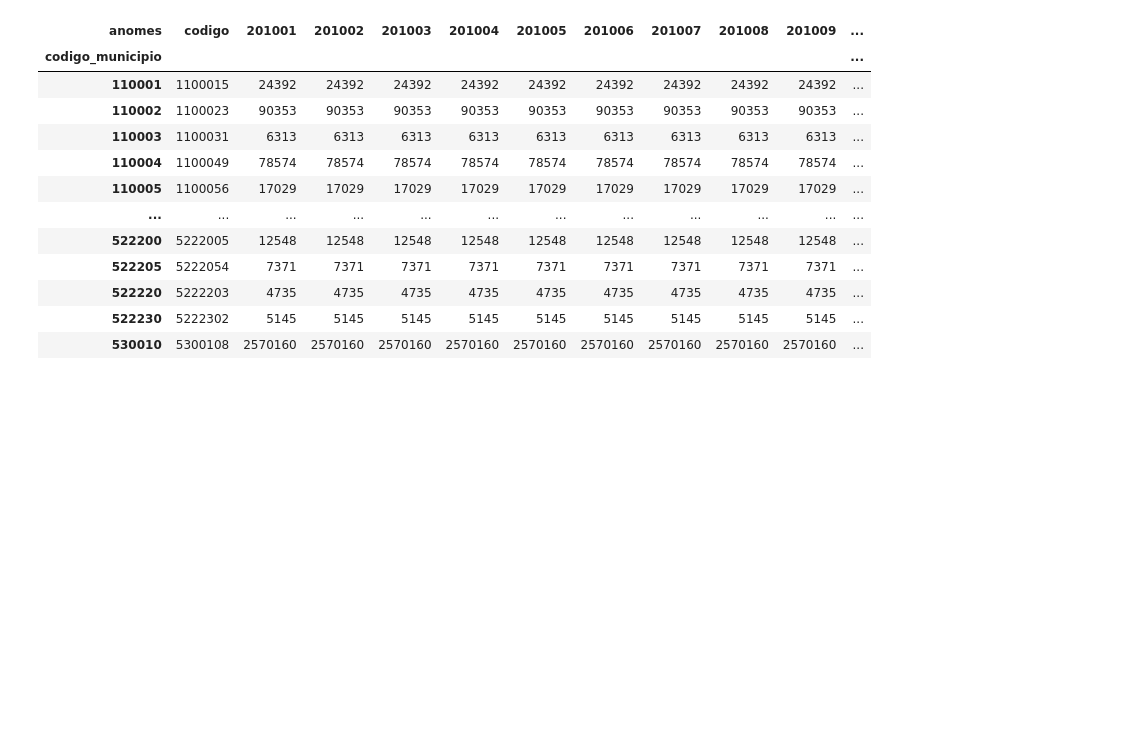
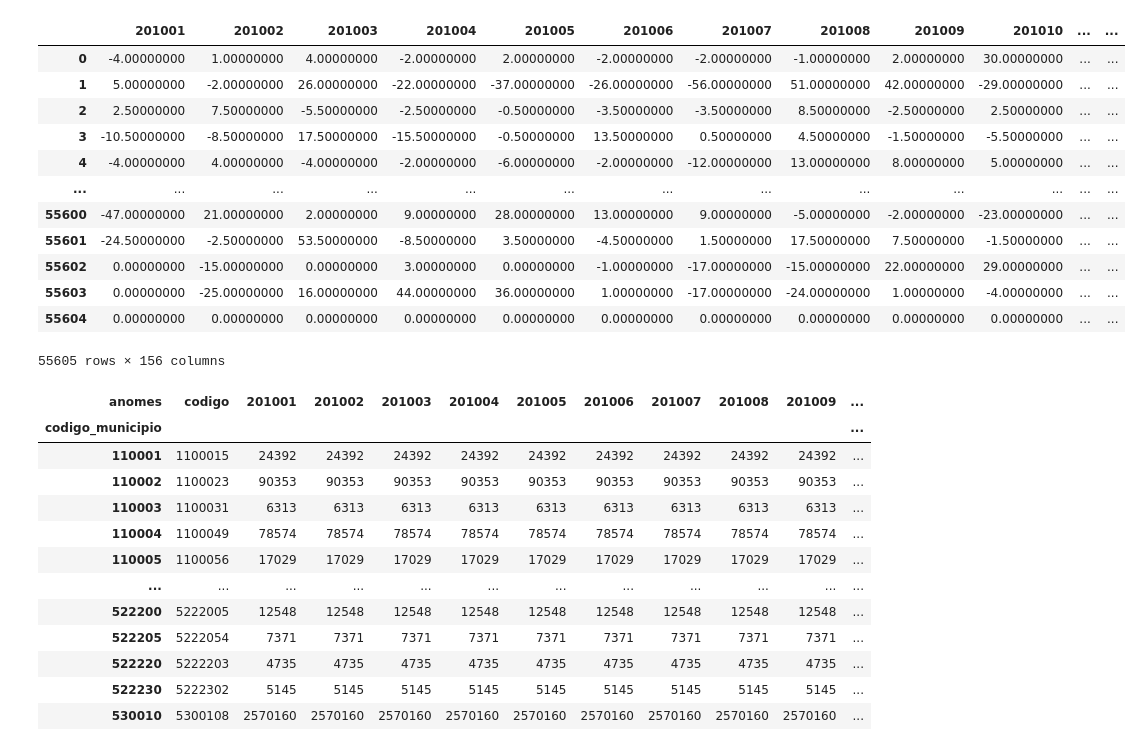
Before and after one commit to TFM-NUCLIO/iris_ai, a Jupyter notebook: pré_processamento_dados.ipynb, the cells around one changed output. Saved outputs shown, nothing was run; the diff lists cells and outputs as text; code cells hidden in the pictures; blank space fills up the shorter version.

```diff
--- a/pré_processamento_dados.ipynb
+++ b/pré_processamento_dados.ipynb
@@ -28,6 +28,46 @@ m_desvios_med_n_mun = pd.read_pickle('./data/dfpo1/m_desvios_med_n_mun.pkl')
 # df desvios da mediana da quantidade de procedimentos por município por mes ano
 # este df é o principal a ser analizado por IRIS, pois a matriz não contém os dados de municípios que também podem ser determinantes nesse nível mais elevado de agregação de dados, que consideramos o principal
 df_desv_med_n_proc_mun = pd.read_pickle('./data/dfpo1/df_desv_med_n_proc_mun.pkl')
+# %%
+# Obtenha uma lista de todas as colunas
+all_cols = df_proc_cnes.columns
+
+# Filtre essa lista para obter apenas as colunas que começam com "20"
+num_cols = [col for col in all_cols if str(col).startswith('20')]
+
+# Inicializando um novo DataFrame para armazenar os desvios anuais
+desvios_med_n_cnes_anual = pd.DataFrame(index=df_proc_cnes.index)
+
+# Iterando sobre os anos
+for year in range(2010, 2023):
+    # Selecionando as colunas para este ano
+    cols_ano = [col for col in num_cols if str(year) == str(col)[:4]]
+
+    # Substituindo NaN pela mediana de cada linha para as colunas deste ano
+    df_proc_cnes[cols_ano] = df_proc_cnes[cols_ano].apply(lambda x: x.fillna(x.median()), axis=1)
+
+    # Calculando o desvio da mediana para cada célula para as colunas deste ano
+    desvios_med_n_cnes_ano = df_proc_cnes[cols_ano].apply(lambda x: x - x.median(), axis=1)
+
+    # Adicionando os desvios deste ano ao DataFrame de desvios anuais
+    desvios_med_n_cnes_anual = pd.concat([desvios_med_n_cnes_anual, desvios_med_n_cnes_ano], axis=1)
+
+# Print the annual deviation DataFrame
+desvios_med_n_cnes_anual
+# %% [output]
+|  | 201001 | 201002 | 201003 | 201004 | 201005 | 201006 | 201007 | 201008 | 201009 | 201010 | ... | ... |
+| 0 | -4.00000000 | 1.00000000 | 4.00000000 | -2.00000000 | 2.00000000 | -2.00000000 | -2.00000000 | -1.00000000 | 2.00000000 | 30.00000000 | ... | ... |
+| 1 | 5.00000000 | -2.00000000 | 26.00000000 | -22.00000000 | -37.00000000 | -26.00000000 | -56.00000000 | 51.00000000 | 42.00000000 | -29.00000000 | ... | ... |
+| 2 | 2.50000000 | 7.50000000 | -5.50000000 | -2.50000000 | -0.50000000 | -3.50000000 | -3.50000000 | 8.50000000 | -2.50000000 | 2.50000000 | ... | ... |
+| 3 | -10.50000000 | -8.50000000 | 17.50000000 | -15.50000000 | -0.50000000 | 13.50000000 | 0.50000000 | 4.50000000 | -1.50000000 | -5.50000000 | ... | ... |
+| 4 | -4.00000000 | 4.00000000 | -4.00000000 | -2.00000000 | -6.00000000 | -2.00000000 | -12.00000000 | 13.00000000 | 8.00000000 | 5.00000000 | ... | ... |
+| ... | ... | ... | ... | ... | ... | ... | ... | ... | ... | ... | ... | ... |
+| 55600 | -47.00000000 | 21.00000000 | 2.00000000 | 9.00000000 | 28.00000000 | 13.00000000 | 9.00000000 | -5.00000000 | -2.00000000 | -23.00000000 | ... | ... |
+| 55601 | -24.50000000 | -2.50000000 | 53.50000000 | -8.50000000 | 3.50000000 | -4.50000000 | 1.50000000 | 17.50000000 | 7.50000000 | -1.50000000 | ... | ... |
+| 55602 | 0.00000000 | -15.00000000 | 0.00000000 | 3.00000000 | 0.00000000 | -1.00000000 | -17.00000000 | -15.00000000 | 22.00000000 | 29.00000000 | ... | ... |
+| 55603 | 0.00000000 | -25.00000000 | 16.00000000 | 44.00000000 | 36.00000000 | 1.00000000 | -17.00000000 | -24.00000000 | 1.00000000 | -4.00000000 | ... | ... |
+| 55604 | 0.00000000 | 0.00000000 | 0.00000000 | 0.00000000 | 0.00000000 | 0.00000000 | 0.00000000 | 0.00000000 | 0.00000000 | 0.00000000 | ... | ... |
+55605 rows × 156 columns
 # %%
 df_pop_reshaped = pd.read_pickle('./data/dfpo1/df_pop_reshaped.pkl')
 df_pop_156cols = df_pop_reshaped
```
Also changed, not shown: parts of 31 cells of this notebook, 2 other files.
